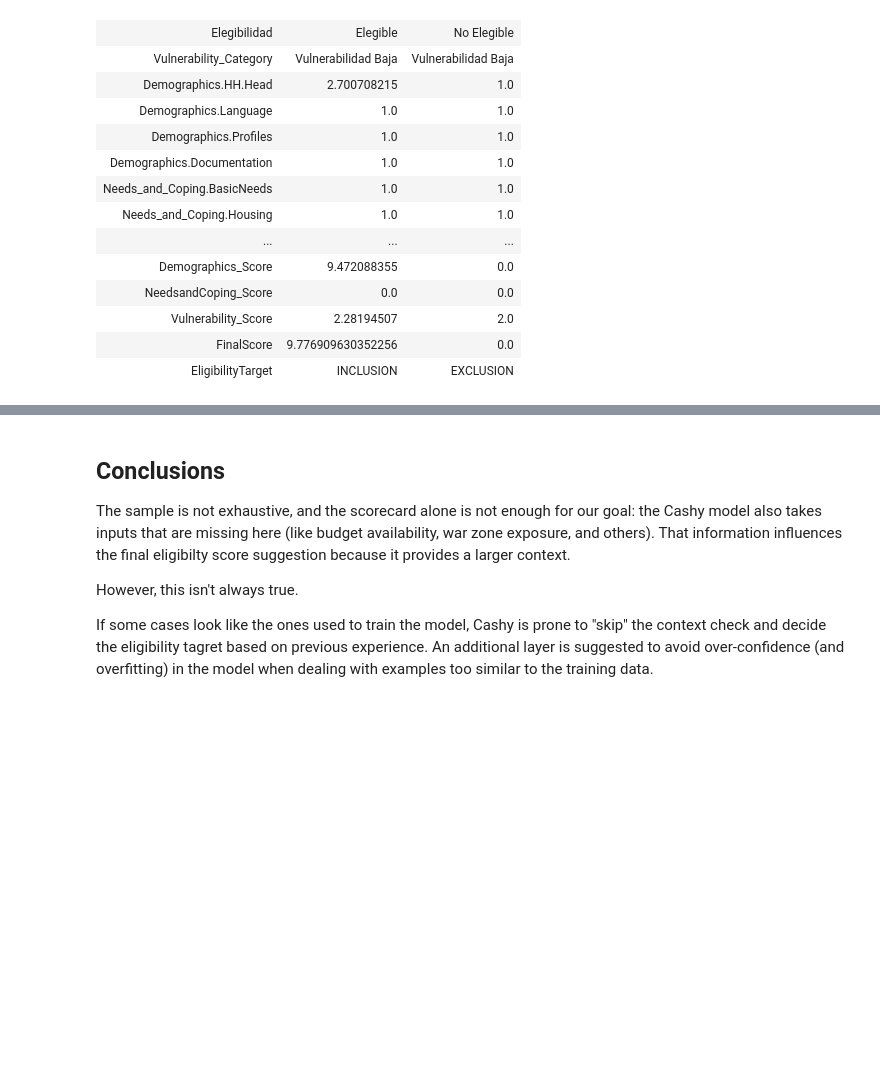
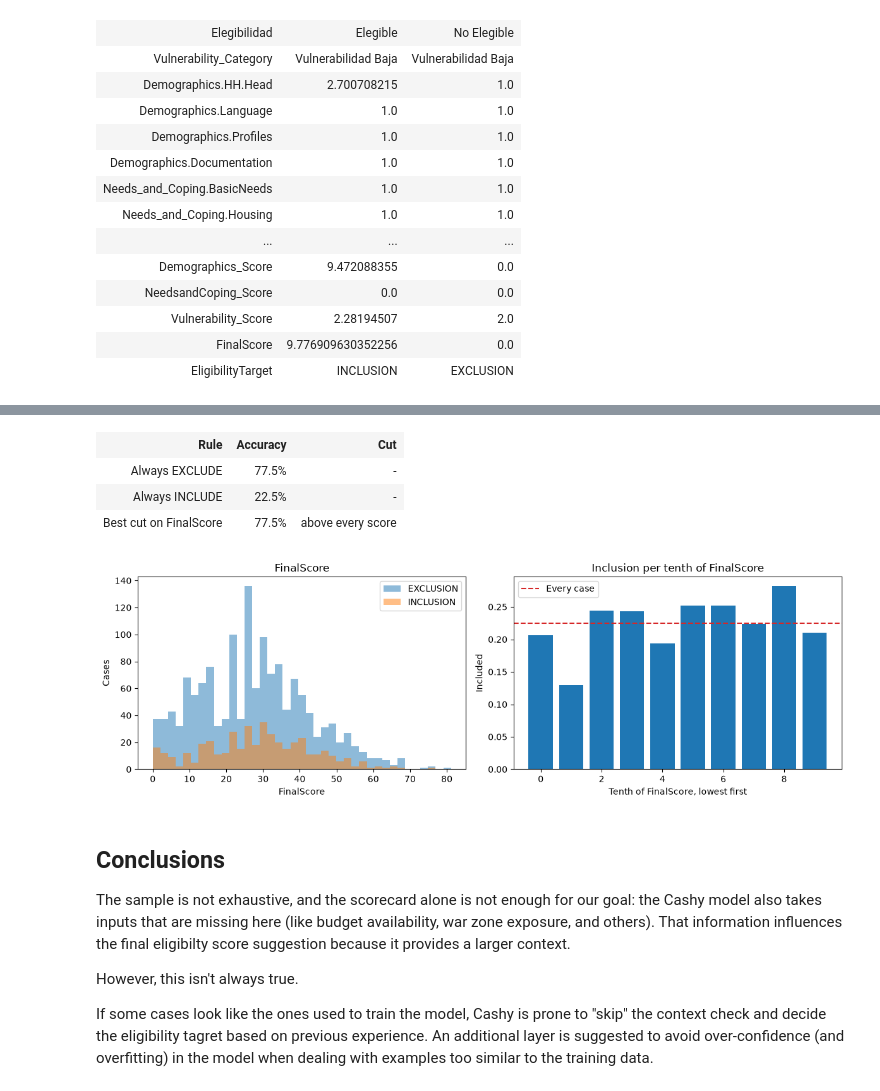
Before and after one commit to Alice1704/refugees_inclusion_hackathon, a Jupyter notebook: data_analysis.ipynb, the cells around one changed output, grey strips where cells are left out. Drawn from its saved outputs; the diff is of its cells as text; code cells hidden in the pictures; blank space fills up the shorter version.

Commit message:
feat(data-analysis): add inclusion/exclusion statistical analysis

```diff
--- a/data_analysis.ipynb
+++ b/data_analysis.ipynb
@@ -222,0 +520,73 @@ display(HTML(html_table))
+# %%
+final = numeric["FinalScore"]
+
+new_data = [
+    (
+        name,
+        f"{(values[labels, None] > values[~labels]).mean() + (values[labels, None] == values[~labels]).mean() / 2:.3f}",
+    )
+    for name, values in numeric.items()
+    if name.endswith("_Score") or name == "FinalScore"
+]
+
+display(HTML(
+    "<table border='1'>" +
+    "<tr>" +
+    "".join(f"<th>{col}</th>" for col in ("Score", "AUC")) +
+    "</tr>" +
+    "".join(
+        "<tr>" +
+        "".join(f"<td>{cell}</td>" for cell in row) +
+        "</tr>"
+        for row in new_data
+    ) +
+    "</table>"
+))
+
+cuts = np.append(np.unique(final), np.inf) # np.inf cuts above every score, so it includes nothing
+correct = [(((final >= cut) == labels).mean(), cut) for cut in cuts]
+best, cut = max(correct)
+
+display(HTML(
+    "<table border='1'>" +
+    "<tr>" +
+    "".join(f"<th>{col}</th>" for col in ("Rule", "Accuracy", "Cut")) +
+    "</tr>" +
+    "".join(
+        "<tr>" +
+        "".join(f"<td>{cell}</td>" for cell in row) +
+        "</tr>"
+        for row in [
+            ("Always EXCLUDE", f"{(~labels).mean():.1%}", "-"),
+            ("Always INCLUDE", f"{labels.mean():.1%}", "-"),
+            ("Best cut on FinalScore", f"{best:.1%}", f"{cut:.1f}" if np.isfinite(cut) else "above every score"),
+        ]
+    ) +
+    "</table>"
+))
+
+figure, (left, right) = plt.subplots(1, 2, figsize=(12, 4))
+
+bins = np.linspace(0, final.max(), 40)
+left.hist(final[~labels], bins=bins, alpha=0.5, label="EXCLUSION")
+left.hist(final[labels], bins=bins, alpha=0.5, label="INCLUSION")
+left.set(title="FinalScore", xlabel="FinalScore", ylabel="Cases")
+left.legend()
+
+tenths = np.digitize(final, np.quantile(final, np.linspace(0, 1, 11))[1:-1])
+right.bar(
+    range(10),
+    [labels[tenths == tenth].mean() for tenth in range(10)],
+    color="C0",
+)
+right.axhline(labels.mean(), ls="--", c="C3", label="Every case")
+right.set(
+    title="Inclusion per tenth of FinalScore",
+    xlabel="Tenth of FinalScore, lowest first",
+    ylabel="Included",
+)
+right.legend()
+
+plt.tight_layout()
+plt.show()
+# %% [output]
@@ -223,3 +598,8 @@ display(HTML(html_table))
+| Rule | Accuracy | Cut |
+| Always EXCLUDE | 77.5% | - |
+| Always INCLUDE | 22.5% | - |
+| Best cut on FinalScore | 77.5% | above every score |
+[figure, added]
 # %% [markdown]
 ## Conclusions
 
```
Also changed, not shown: parts of 11 cells of this notebook.
